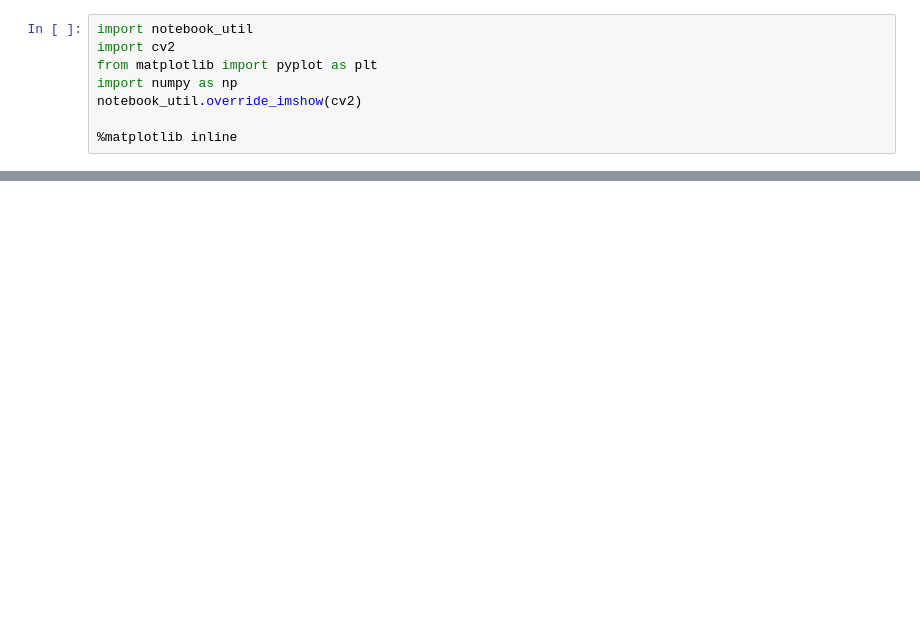
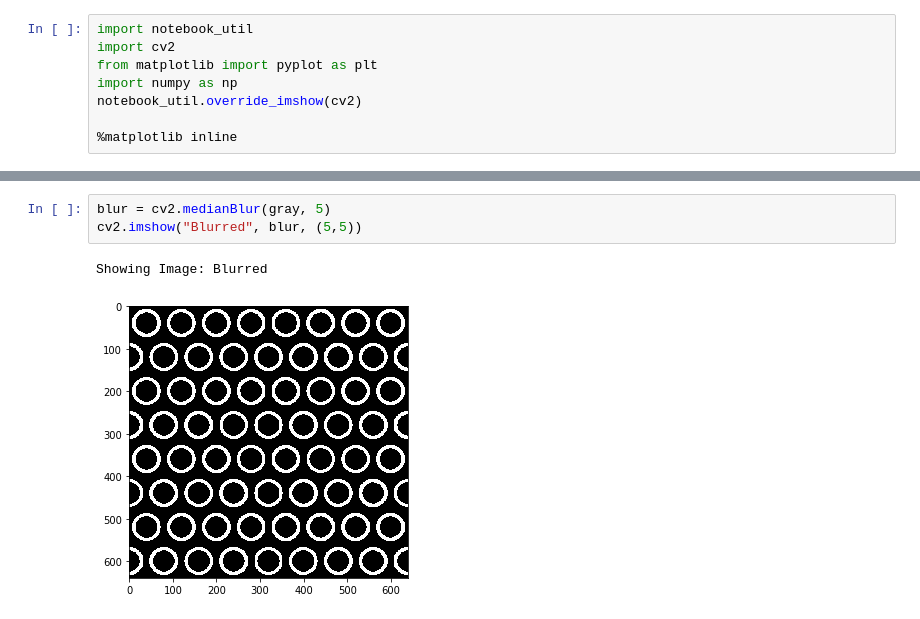
Before and after one commit to pjsousa/notes-opencv, a Jupyter notebook: 024.Circle Detection.ipynb, the cells around one changed output, grey strips where cells are left out. Drawn from its saved outputs; the diff is of its cells as text; blank space fills up the shorter version.

```diff
--- a/024.Circle Detection.ipynb
+++ b/024.Circle Detection.ipynb
@@ -9 +25,7 @@ notebook_util.override_imshow(cv2)
+# %%
+blur = cv2.medianBlur(gray, 5)
+cv2.imshow("Blurred", blur, (5,5))
+# %% [output]
+Showing Image: Blurred
+[figure, added]
 # %%
```
Also changed, not shown: parts of 4 cells of this notebook.
